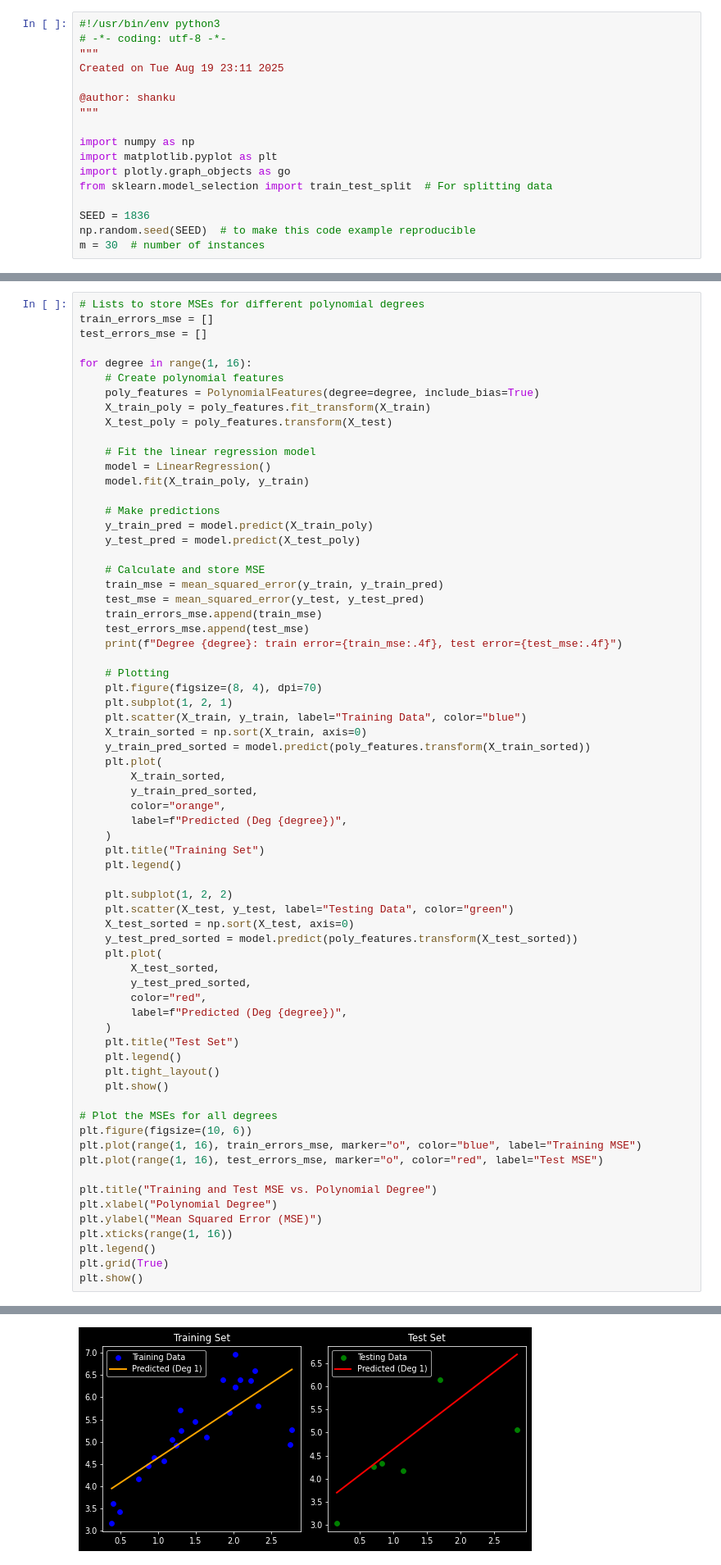
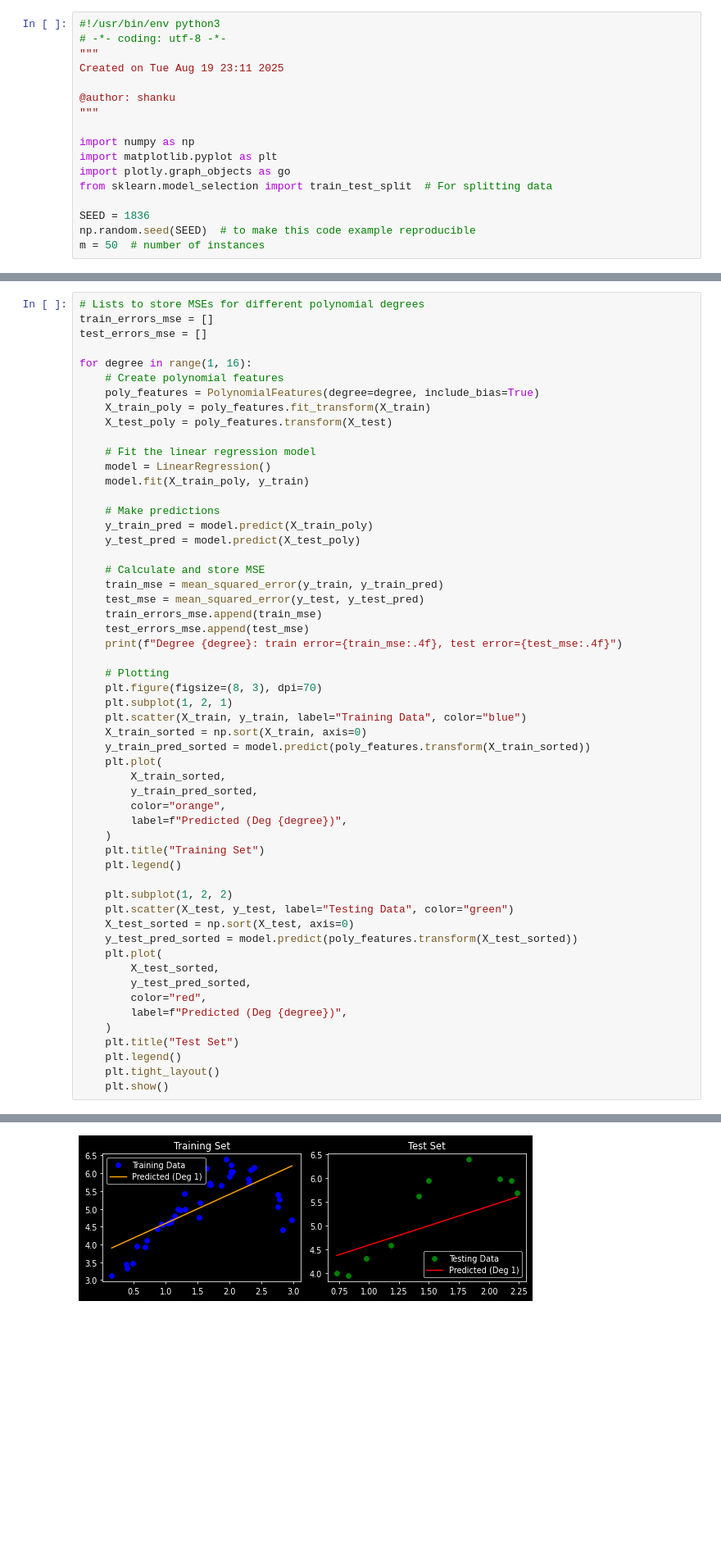
Before and after one commit to Shnku/mscode, a Jupyter notebook: linear_regg/linear_reg_visualize.ipynb, the cells around one changed output, grey strips where cells are left out. Shown: that part at 82% size. Saved outputs shown, nothing was run; the diff lists cells and outputs as text; blank space fills up the shorter version.

Commit message:
change visualization 	modified:   functions_checking.ipynb: rough help 	modified:   linear_reg_visualize.ipynb: plotting

```diff
--- a/linear_regg/linear_reg_visualize.ipynb
+++ b/linear_regg/linear_reg_visualize.ipynb
@@ -16,7 +16,7 @@ from sklearn.model_selection import train_test_split  # For splitting data
 
 SEED = 1836
 np.random.seed(SEED)  # to make this code example reproducible
-m = 30  # number of instances
+m = 50  # number of instances
 # %% [markdown]
 ## data creation
 # %%
@@ -223,7 +205,7 @@ for degree in range(1, 16):
     print(f"Degree {degree}: train error={train_mse:.4f}, test error={test_mse:.4f}")
 
     # Plotting
-    plt.figure(figsize=(8, 4), dpi=70)
+    plt.figure(figsize=(8, 3), dpi=70)
     plt.subplot(1, 2, 1)
     plt.scatter(X_train, y_train, label="Training Data", color="blue")
     X_train_sorted = np.sort(X_train, axis=0)
@@ -251,17 +233,4 @@ for degree in range(1, 16):
     plt.legend()
     plt.tight_layout()
     plt.show()
-
-# Plot the MSEs for all degrees
-plt.figure(figsize=(10, 6))
-plt.plot(range(1, 16), train_errors_mse, marker="o", color="blue", label="Training MSE")
-plt.plot(range(1, 16), test_errors_mse, marker="o", color="red", label="Test MSE")
-
-plt.title("Training and Test MSE vs. Polynomial Degree")
-plt.xlabel("Polynomial Degree")
-plt.ylabel("Mean Squared Error (MSE)")
-plt.xticks(range(1, 16))
-plt.legend()
-plt.grid(True)
-plt.show()
 # %% [output]
@@ -269 +238 @@ Degree 1: train error=0.4107, test error=0.6695
-[figure, old version]
+[figure, new version]
```
Also changed, not shown: parts of 7 cells of this notebook, 1 other file.
